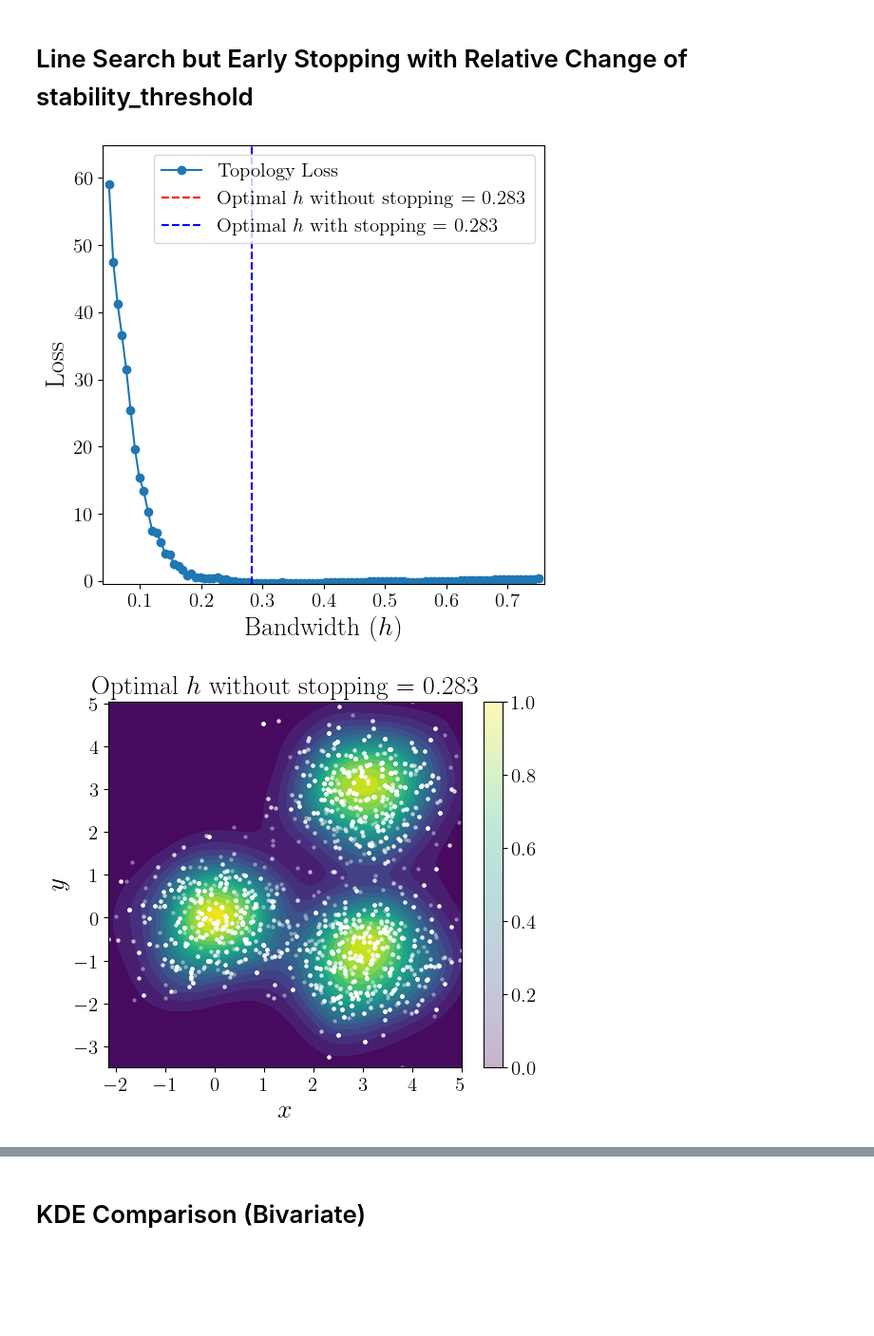
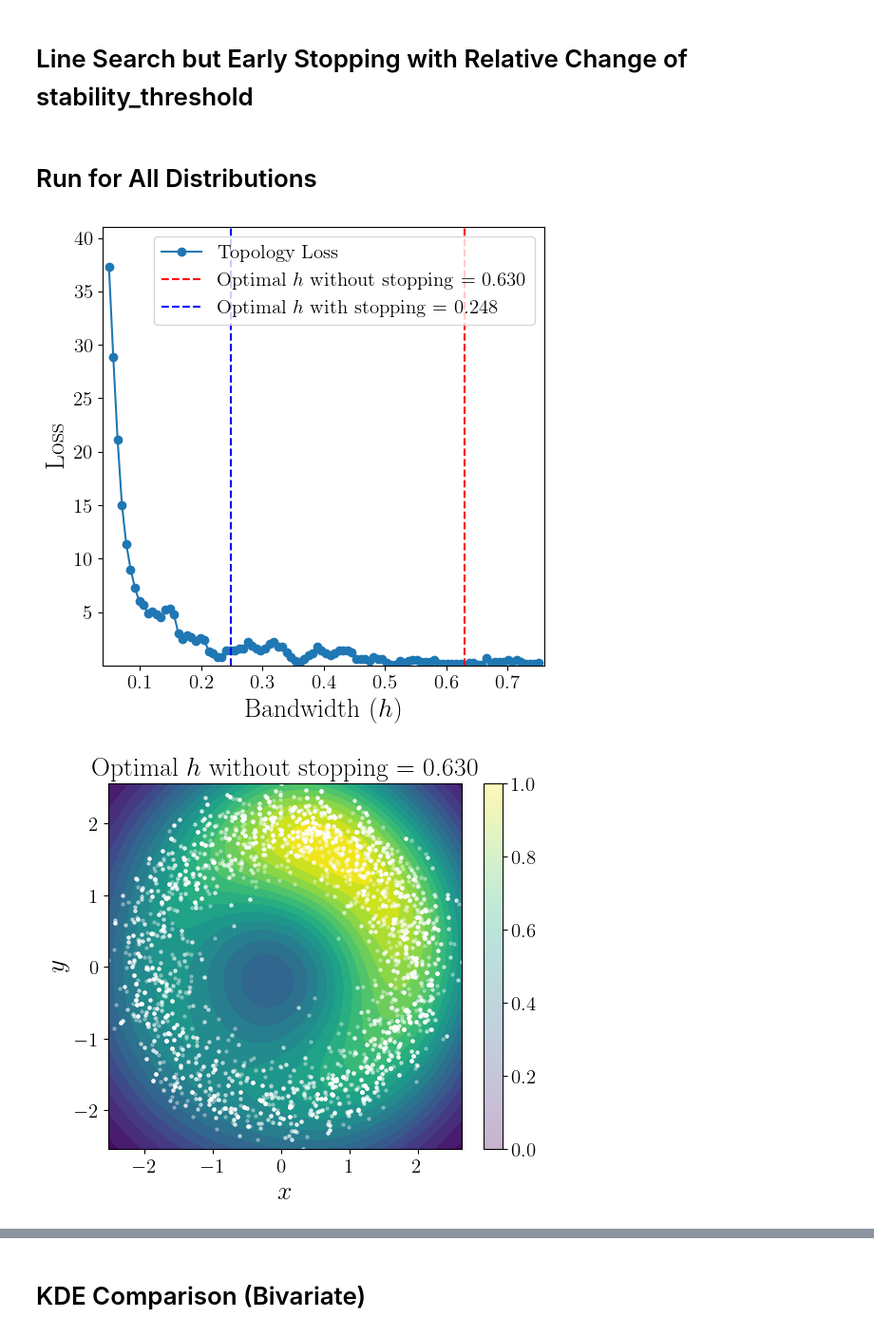
Before and after one commit to Stan1000001/Unsupervised-Learning-of-Kernel-Density-Estimates-Using-Topology, a Jupyter notebook: TwoDim.ipynb, the cells around one changed output, grey strips where cells are left out. Shown at 95% size. Cells and saved outputs as stored; diff of their text form; code cells hidden in the pictures; blank space fills up the shorter version.

```diff
--- a/TwoDim.ipynb
+++ b/TwoDim.ipynb
@@ -111,4 +110,2 @@ visualize_results(clusters_pdf, clusters)
 # %%
 names = {'uniform': uniform, 'annulus': annulus, 'clusters': clusters}
-
-name = 'clusters'
@@ -171,7 +166,7 @@ def optimize_bandwidth_topology(X, bandwidth_range, grid_shape):
 
     return best_bandwidth, losses
 
-def plot_kde(X, kde, title, grid_shape):
+def plot_kde(X, kde, title, grid_shape, name):
     x_min, x_max = X[:, 0].min(), X[:, 0].max()
     y_min, y_max = X[:, 1].min(), X[:, 1].max()
     x_grid, y_grid = np.meshgrid(np.linspace(x_min, x_max, grid_shape[0]),
@@ -187,7 +182,3 @@ def plot_kde(X, kde, title, grid_shape):
     plt.xlabel(f"$x$")
     plt.ylabel(f"$y$")
     plt.show()
-# %%
-best_bandwidth1, losses = optimize_bandwidth_topology(X_2D, h_range, grid_shape)
-
-kde = gaussian_kde(X_2D.T, bw_method=best_bandwidth1)
@@ -279,7 +254,7 @@ def optimize_bandwidth_topology_tf(X, bandwidth_range, grid_shape, stability_thr
 
     return stable_bandwidth, losses
 
-def plot_kde(X, kde, title, grid_shape):
+def plot_kde(X, kde, title, grid_shape, name):
     x_min, x_max = X[:, 0].min(), X[:, 0].max()
     y_min, y_max = X[:, 1].min(), X[:, 1].max()
     x_grid, y_grid = np.meshgrid(np.linspace(x_min, x_max, grid_shape[0]),
@@ -306,23 +279,45 @@ best_bandwidth3, losses3 = optimize_bandwidth_topology_tf(X_2D, h_range, grid_sh
+# %% [markdown]
+# Run for All Distributions
 # %%
-plt.figure(figsize=(6, 6))
-plt.plot(h_range, losses, marker='o', label="Topology Loss")
-plt.axvline(best_bandwidth1, color='r', linestyle='--', label=f"Optimal $h$ without stopping = {best_bandwidth1:.3f}")
-plt.axvline(best_bandwidth3, color='b', linestyle='--', label=f"Optimal $h$ with stopping = {best_bandwidth3:.3f}")
-plt.xlabel(f"Bandwidth ($h$)", fontsize=20)
-plt.ylabel(f"Loss", fontsize=20)
-plt.legend(fontsize=15, loc="upper right")
-plt.xticks(fontsize=15)
-plt.yticks(fontsize=15)
-plt.xlim(h_range[0]-0.01, h_range[-1]+0.01)
-plt.ylim(np.min(losses) * 1.1, np.max(losses) * 1.1)
-plt.savefig(f"loss_2d_{name}.png", dpi=300, bbox_inches="tight")
-plt.show()
+bw = {}
+for name in ['annulus', 'clusters', 'uniform']:
 
+    X_2D = names[name]
 
-kde = gaussian_kde(X_2D.T, bw_method=best_bandwidth1)
-plot_kde(X_2D, kde, f"Optimal $h$ without stopping = {best_bandwidth1:.3f}", grid_shape)
-kde = gaussian_kde(X_2D.T, bw_method=best_bandwidth3)
-plot_kde(X_2D, kde, f"Optimal $h$ with stopping = {best_bandwidth3:.3f}", grid_shape)
+    best_bandwidth1, losses1 = optimize_bandwidth_topology(X_2D, h_range, grid_shape)
+
+    # kde = gaussian_kde(X_2D.T, bw_method=best_bandwidth1)
+    # plot_kde(X_2D, kde, f"KDE with Bandwidth = {best_bandwidth1:.3f}", grid_shape)
+    # plt.figure(figsize=(5, 5))
+    # plt.plot(h_range, losses, marker='o', label="Topology Loss")
+    # plt.axvline(best_bandwidth1, color='r', linestyle='--', label=f"Optimal $h$ without stopping = {best_bandwidth1:.3f}")
+    # plt.xlabel("Bandwidth (h)")
+    # plt.ylabel("Topology-Based Loss")
+    # plt.legend()
+    # plt.show()
+
+    best_bandwidth3, losses3 = optimize_bandwidth_topology_tf(X_2D, h_range, grid_shape, stability_threshold=0.01)
+
+    plt.figure(figsize=(6, 6))
+    plt.plot(h_range, losses1, marker='o', label="Topology Loss")
+    plt.axvline(best_bandwidth1, color='r', linestyle='--', label=f"Optimal $h$ without stopping = {best_bandwidth1:.3f}")
+    plt.axvline(best_bandwidth3, color='b', linestyle='--', label=f"Optimal $h$ with stopping = {best_bandwidth3:.3f}")
+    plt.xlabel(f"Bandwidth ($h$)", fontsize=20)
+    plt.ylabel(f"Loss", fontsize=20)
+    plt.legend(fontsize=15, loc="upper right")
+    plt.xticks(fontsize=15)
+    plt.yticks(fontsize=15)
+    plt.xlim(h_range[0]-0.01, h_range[-1]+0.01)
+    plt.ylim(np.min(losses1) * 1.1, np.max(losses1) * 1.1)
+    plt.savefig(f"loss_2d_{name}.png", dpi=300, bbox_inches="tight")
+    plt.show()
+
+    kde = gaussian_kde(X_2D.T, bw_method=best_bandwidth1)
+    plot_kde(X_2D, kde, f"Optimal $h$ without stopping = {best_bandwidth1:.3f}", grid_shape, name)
+    kde = gaussian_kde(X_2D.T, bw_method=best_bandwidth3)
+    plot_kde(X_2D, kde, f"Optimal $h$ with stopping = {best_bandwidth3:.3f}", grid_shape, name)
+
+    bw[name] = best_bandwidth3
 # %% [output]
-[figure, old version]
+[figure, new version]
-[figure, old version]
+[figure, new version]
```
Also changed, not shown: parts of 17 cells of this notebook, 1 other file.
